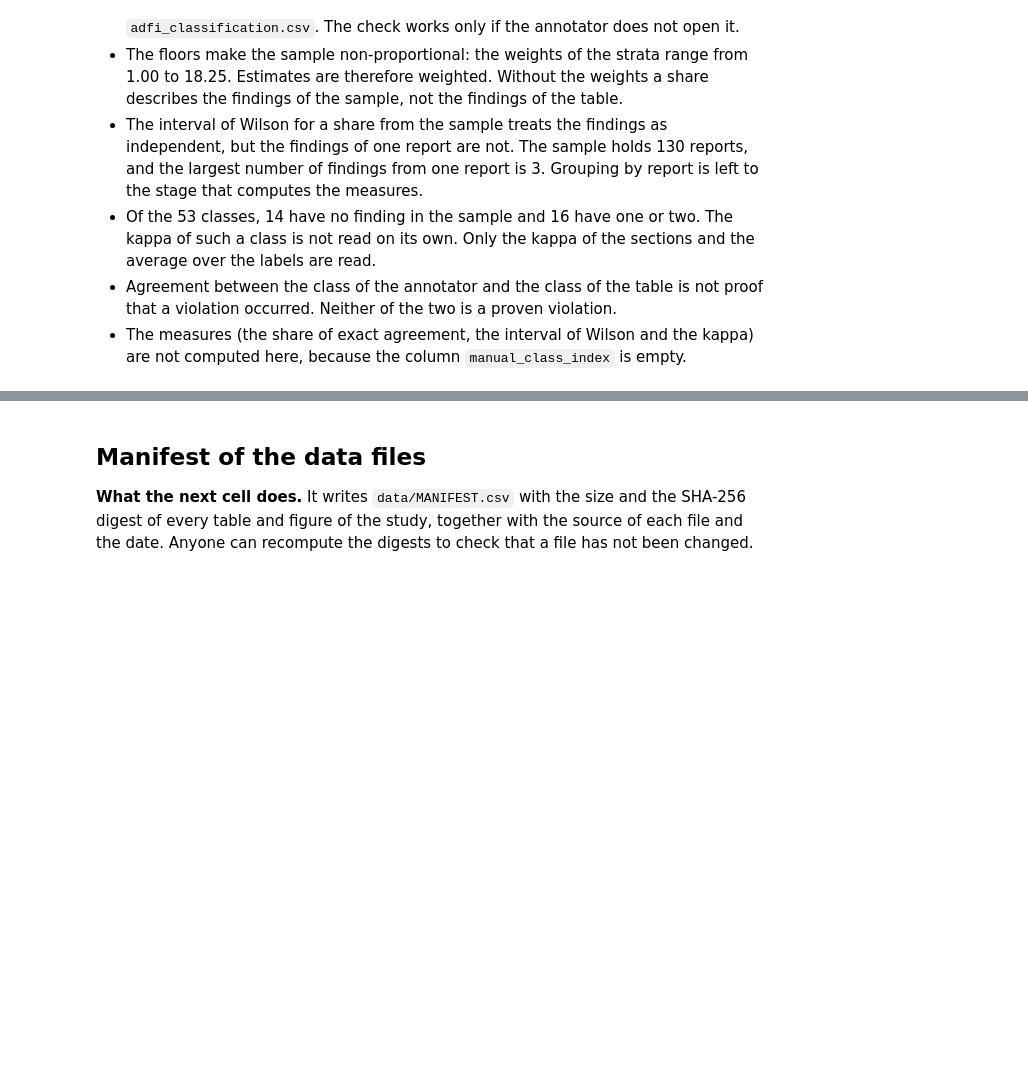
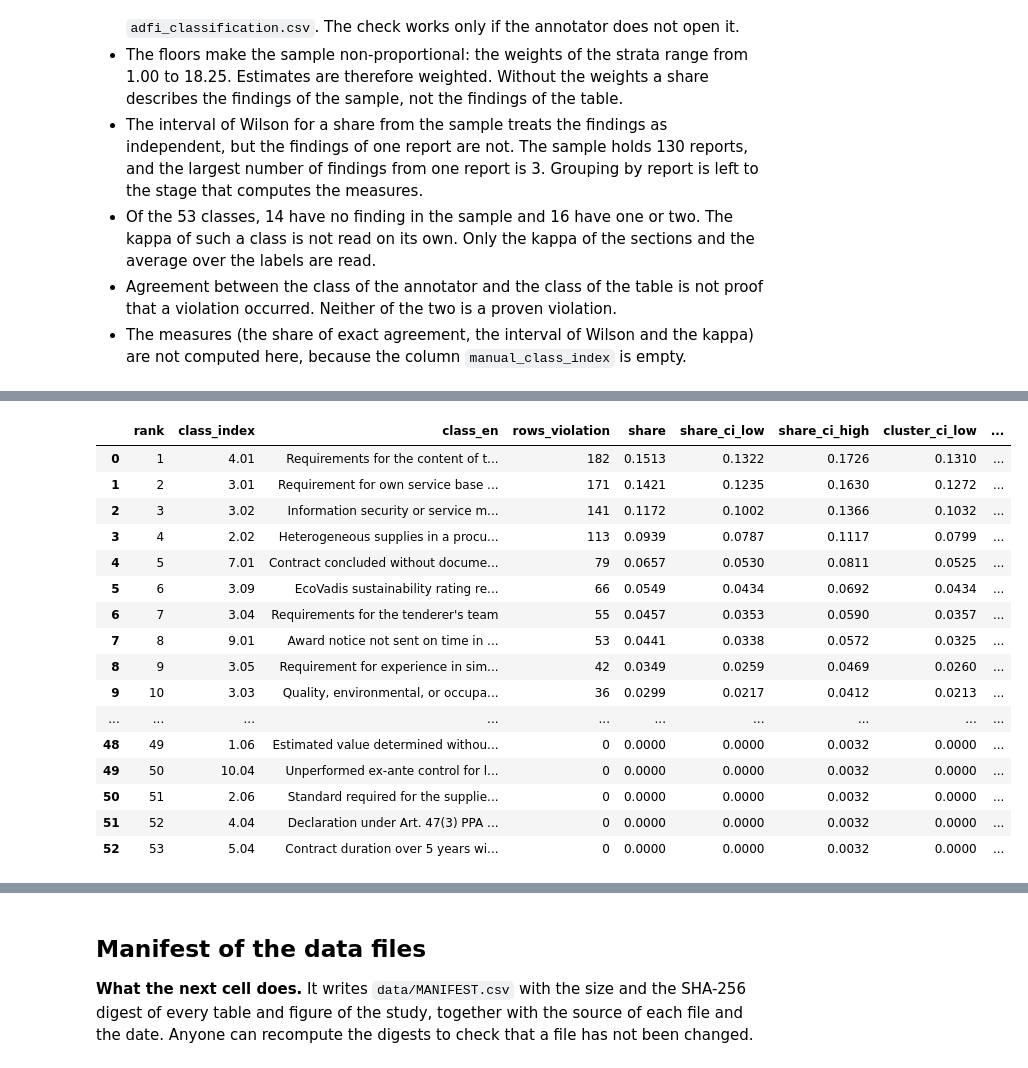
Before and after one commit to beluhov/adfi-violations-classification, a Jupyter notebook: ADFI_Violations_Classification.ipynb, the cells around one changed output, grey strips where cells are left out. Drawn from its saved outputs; the diff is of its cells as text; code cells hidden in the pictures; blank space fills up the shorter version.

```diff
--- a/ADFI_Violations_Classification.ipynb
+++ b/ADFI_Violations_Classification.ipynb
@@ -1903,0 +1936,69 @@ Where $p_o$ is the share of findings for which the two indicators are equal; and
+# %%
+def wilson_interval(k, n, z=1.96):
+    p = np.asarray(k, dtype=float) / n
+    denominator = 1 + z**2 / n
+    centre = (p + z**2 / (2 * n)) / denominator
+    half = z * np.sqrt(p * (1 - p) / n + z**2 / (4 * n**2)) / denominator
+    return np.clip(centre - half, 0, 1), np.clip(centre + half, 0, 1)
+
+
+H1A_MAX_CLASSES = HYPOTHESIS_THRESHOLDS["H1a_max_classes"]
+H1A_MIN_CUM_SHARE = HYPOTHESIS_THRESHOLDS["H1a_min_cum_share"]
+B_H1A = HYPOTHESIS_THRESHOLDS["bootstrap_replications"]
+
+h1a_rows_total = len(viol)
+h1a_codes, h1a_report_names = pd.factorize(viol["report_key"])
+h1a_clusters = len(h1a_report_names)
+
+conc = classes[["class_index", "class_en", "rows_violation"]].copy()
+conc["reports_violation"] = conc["class_index"].map(viol.groupby("class_index")["report_key"].nunique()).fillna(0).astype(int)
+conc = conc.sort_values(["rows_violation", "class_index"], ascending=[False, True]).reset_index(drop=True)
+conc.insert(0, "rank", np.arange(1, len(conc) + 1))
+conc["share"] = conc["rows_violation"] / h1a_rows_total
+conc["cum_rows"] = conc["rows_violation"].cumsum()
+conc["cum_share"] = conc["cum_rows"] / h1a_rows_total
+conc["share_ci_low"], conc["share_ci_high"] = wilson_interval(conc["rows_violation"].to_numpy(), h1a_rows_total)
+
+rng_h1a = np.random.default_rng(20261119)
+h1a_draws = rng_h1a.integers(0, h1a_clusters, size=(B_H1A, h1a_clusters))
+h1a_weights = np.stack([np.bincount(row, minlength=h1a_clusters) for row in h1a_draws])
+h1a_class_position = {c: i for i, c in enumerate(conc["class_index"])}
+h1a_cluster_class = np.zeros((h1a_clusters, len(conc)), dtype=np.int64)
+np.add.at(h1a_cluster_class, (h1a_codes, viol["class_index"].map(h1a_class_position).to_numpy()), 1)
+h1a_boot_rows = h1a_weights @ h1a_cluster_class
+h1a_boot_total = h1a_boot_rows.sum(axis=1)
+conc["cluster_ci_low"] = np.quantile(h1a_boot_rows / h1a_boot_total[:, None], 0.025, axis=0)
+conc["cluster_ci_high"] = np.quantile(h1a_boot_rows / h1a_boot_total[:, None], 0.975, axis=0)
+
+h1a_boot_cum = np.cumsum(-np.sort(-h1a_boot_rows, axis=1), axis=1) / h1a_boot_total[:, None]
+h1a_boot_c10 = h1a_boot_cum[:, H1A_MAX_CLASSES - 1]
+h1a_boot_m80 = (h1a_boot_cum >= H1A_MIN_CUM_SHARE).argmax(axis=1) + 1
+h1a_boot_c10_low, h1a_boot_c10_high = np.quantile(h1a_boot_c10, [0.025, 0.975])
+h1a_boot_share_confirmed = float((h1a_boot_c10 >= H1A_MIN_CUM_SHARE).mean())
+
+h1a_c10_rows = int(conc.loc[H1A_MAX_CLASSES - 1, "cum_rows"])
+h1a_c10 = h1a_c10_rows / h1a_rows_total
+h1a_classes_for_80pct = int((conc["cum_rows"] >= H1A_MIN_CUM_SHARE * h1a_rows_total).idxmax() + 1)
+h1a_confirmed = bool(h1a_c10 >= H1A_MIN_CUM_SHARE)
+
+assert int(conc["rows_violation"].sum()) == 1203
+assert int((conc["rows_violation"] > 0).sum()) == 47
+assert h1a_clusters == 410
+assert h1a_c10_rows == 938
+assert h1a_classes_for_80pct == 11
+assert (int(conc.loc[H1A_MAX_CLASSES - 1, "rows_violation"]), int(conc.loc[H1A_MAX_CLASSES, "rows_violation"])) == (36, 31)
+assert h1a_confirmed == (h1a_classes_for_80pct <= H1A_MAX_CLASSES)
+
+class_concentration = conc[["rank", "class_index", "class_en", "rows_violation", "share", "share_ci_low", "share_ci_high",
+                            "cluster_ci_low", "cluster_ci_high", "cum_rows", "cum_share", "reports_violation"]].copy()
+for column in ("share", "share_ci_low", "share_ci_high", "cluster_ci_low", "cluster_ci_high", "cum_share"):
+    class_concentration[column] = class_concentration[column].round(4)
+class_concentration.to_csv(DERIVED_DIR / "class_concentration.csv", sep=";", index=False, encoding="utf-8", lineterminator="\n")
+
+print(f"C({H1A_MAX_CLASSES}) = {h1a_c10_rows}/{h1a_rows_total} = {h1a_c10:.4f} | classes_for_80pct = {h1a_classes_for_80pct} | H1a_confirmed = {h1a_confirmed}")
+print(f"Cluster bootstrap ({h1a_clusters} reports, B = {B_H1A}): C({H1A_MAX_CLASSES}) 95 % interval [{h1a_boot_c10_low:.4f}; {h1a_boot_c10_high:.4f}]")
+print(f"Share of the replications with C({H1A_MAX_CLASSES}) >= {H1A_MIN_CUM_SHARE:.2f}: {h1a_boot_share_confirmed:.4f}")
+print(f"classes_for_80pct in the replications: minimum {int(h1a_boot_m80.min())}, median {float(np.median(h1a_boot_m80)):.0f}, maximum {int(h1a_boot_m80.max())}")
+with pd.option_context("display.max_colwidth", None):
+    display(class_concentration)
+# %% [output]
@@ -1903,0 +2009,17 @@ Where $p_o$ is the share of findings for which the two indicators are equal; and
+|  | rank | class_index | class_en | rows_violation | share | share_ci_low | share_ci_high | cluster_ci_low | ... |
+| 0 | 1 | 4.01 | Requirements for the content of t... | 182 | 0.1513 | 0.1322 | 0.1726 | 0.1310 | ... |
+| 1 | 2 | 3.01 | Requirement for own service base ... | 171 | 0.1421 | 0.1235 | 0.1630 | 0.1272 | ... |
+| 2 | 3 | 3.02 | Information security or service m... | 141 | 0.1172 | 0.1002 | 0.1366 | 0.1032 | ... |
+| 3 | 4 | 2.02 | Heterogeneous supplies in a procu... | 113 | 0.0939 | 0.0787 | 0.1117 | 0.0799 | ... |
+| 4 | 5 | 7.01 | Contract concluded without docume... | 79 | 0.0657 | 0.0530 | 0.0811 | 0.0525 | ... |
+| 5 | 6 | 3.09 | EcoVadis sustainability rating re... | 66 | 0.0549 | 0.0434 | 0.0692 | 0.0434 | ... |
+| 6 | 7 | 3.04 | Requirements for the tenderer's team | 55 | 0.0457 | 0.0353 | 0.0590 | 0.0357 | ... |
+| 7 | 8 | 9.01 | Award notice not sent on time in ... | 53 | 0.0441 | 0.0338 | 0.0572 | 0.0325 | ... |
+| 8 | 9 | 3.05 | Requirement for experience in sim... | 42 | 0.0349 | 0.0259 | 0.0469 | 0.0260 | ... |
+| 9 | 10 | 3.03 | Quality, environmental, or occupa... | 36 | 0.0299 | 0.0217 | 0.0412 | 0.0213 | ... |
+| ... | ... | ... | ... | ... | ... | ... | ... | ... | ... |
+| 48 | 49 | 1.06 | Estimated value determined withou... | 0 | 0.0000 | 0.0000 | 0.0032 | 0.0000 | ... |
+| 49 | 50 | 10.04 | Unperformed ex-ante control for l... | 0 | 0.0000 | 0.0000 | 0.0032 | 0.0000 | ... |
+| 50 | 51 | 2.06 | Standard required for the supplie... | 0 | 0.0000 | 0.0000 | 0.0032 | 0.0000 | ... |
+| 51 | 52 | 4.04 | Declaration under Art. 47(3) PPA ... | 0 | 0.0000 | 0.0000 | 0.0032 | 0.0000 | ... |
+| 52 | 53 | 5.04 | Contract duration over 5 years wi... | 0 | 0.0000 | 0.0000 | 0.0032 | 0.0000 | ... |
```
Also changed, not shown: parts of 18 cells of this notebook, 5 other files.
